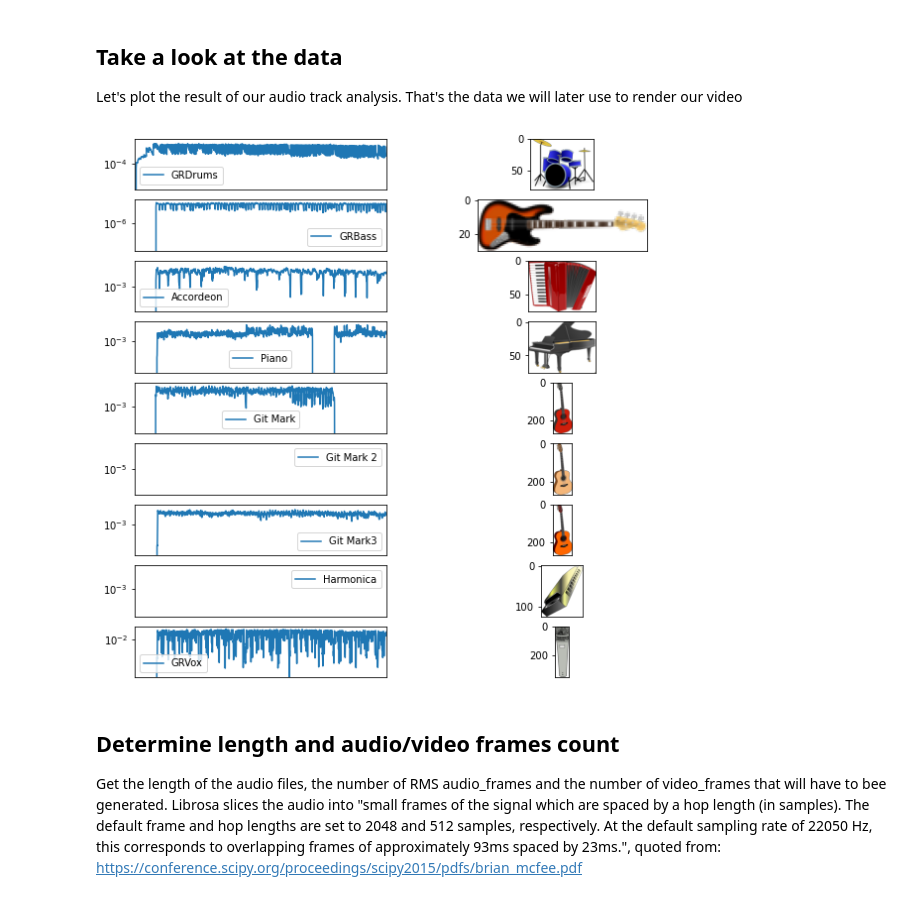
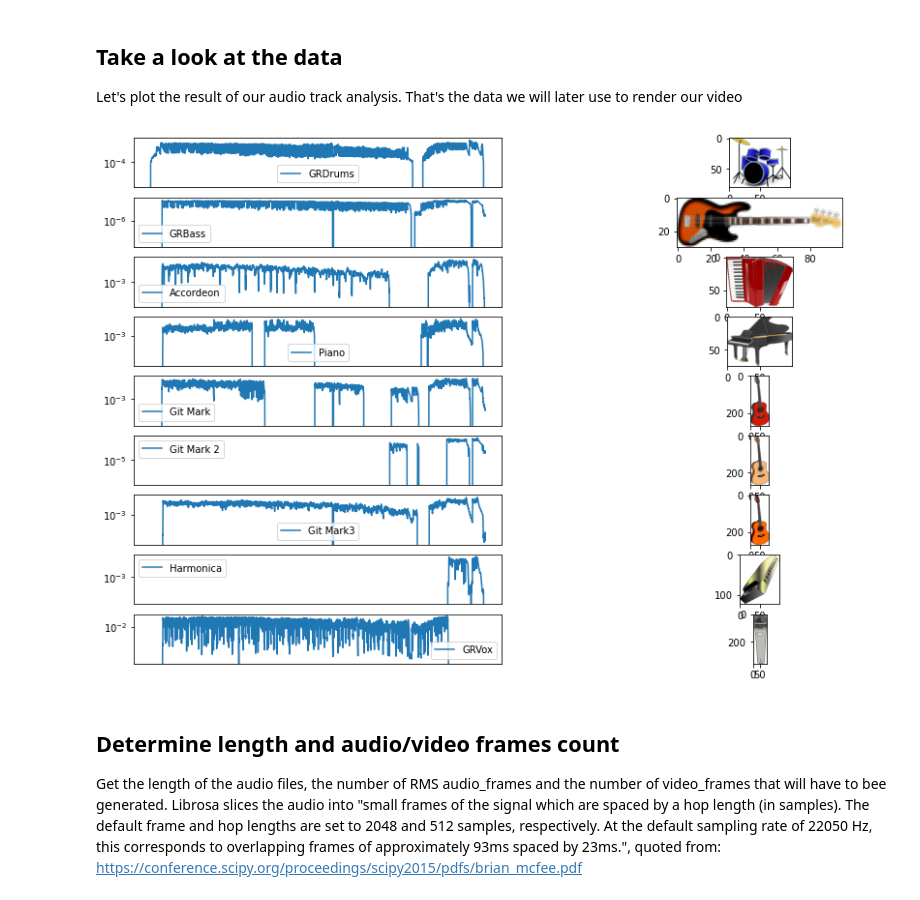
Before and after one commit to mtln/VideoGeneratorForMultiTrackAudio, a Jupyter notebook: VideoGenerator.ipynb, the cells around one changed output. Cells and saved outputs as stored; diff of their text form; code cells hidden in the pictures.

Commit message:
adjusted plot (to show full length)

```diff
--- a/VideoGenerator.ipynb
+++ b/VideoGenerator.ipynb
@@ -114,22 +114,22 @@ data = {track:{"img":Image.open(img_files[i]),
 Let's plot the result of our audio track analysis.
 That's the data we will later use to render our video
 # %%
-fig, ax = plt.subplots(len(data),2, sharex=True,figsize=(10,10))
+fig, ax = plt.subplots(len(data),2, sharex=False,figsize=(15,10))
 i = 0
 resize_factor = 0.001
 for track_name, track_data in data.items():
     # plot graph
     ax[i,0].semilogy(track_data["rms"][0], track_data["rms"][1][0], label=track_name)
     ax[i,0].set(xticks=[])
     ax[i,0].legend()
     ax[i,0].label_outer()
     # prepate and show thumbnail
     img = track_data["img"].copy()
     img.thumbnail((100,500))
     ax[i,1].imshow(img)
     i+=1
 # %% [output]
-[figure, old version]
+[figure, new version]
 # %% [markdown]
 ## Determine length and audio/video frames count
 Get the length of the audio files, the number of RMS audio_frames and the number of video_frames that will have to bee generated.
```
